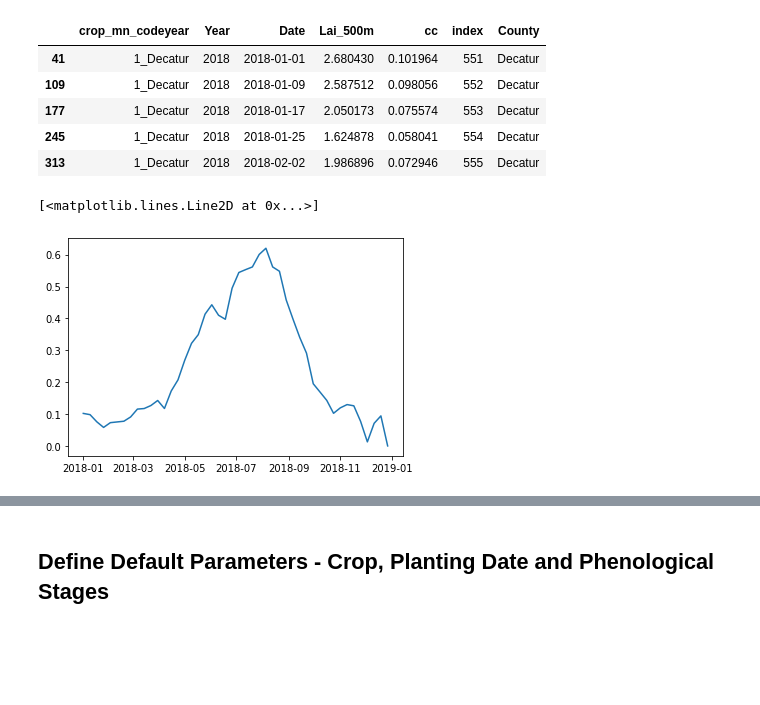
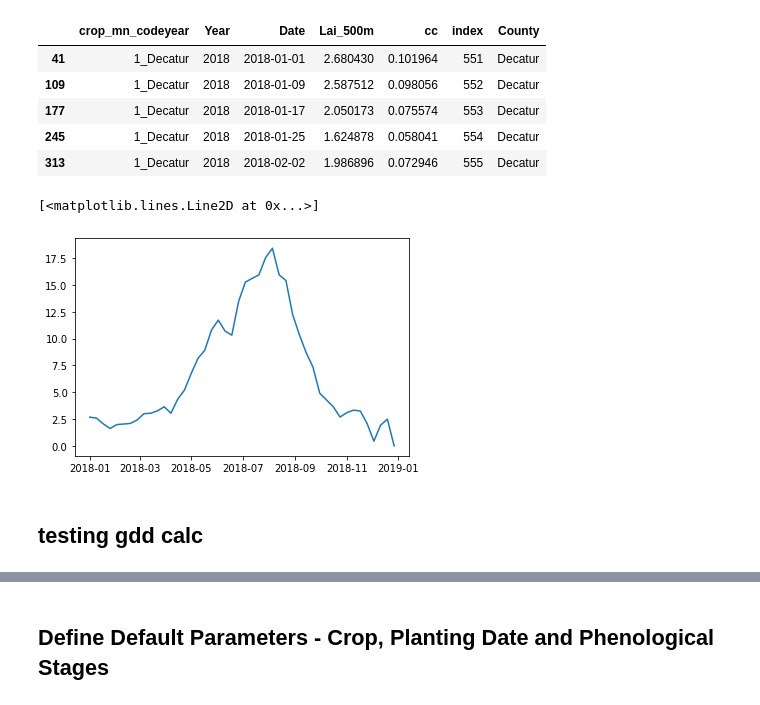
Before and after one commit to wndlovu/EGGS-Aquacrop, a Jupyter notebook: data_analysis_county/corn_calibration.ipynb, the cells around one changed output, grey strips where cells are left out. Cells and saved outputs as stored; diff of their text form; code cells hidden in the pictures; blank space fills up the shorter version.

Commit message:
adding updated calibration functions

```diff
--- a/data_analysis_county/corn_calibration.ipynb
+++ b/data_analysis_county/corn_calibration.ipynb
@@ -291,7 +159,7 @@ irrig_corn = '1' # code for irrigated corn
 irrig_corn_dict = {k:v for (k,v) in input_dict.items() if irrig_corn in k}
 # %%
 # calibrate using the decatur, gove, graham, logan, rawlins
-calibration = list(irrig_corn_dict.items())[:2]
+calibration = list(irrig_corn_dict.items())[:5]
 #calibration
 # %%
 # getting the different datasets
@@ -422,7 +373,9 @@ dec.head()
 | 313 | 1_Decatur | 2018 | 2018-02-02 | 1.986896 | 0.072946 | 555 | Decatur |
 # %%
 import matplotlib.pyplot as plt
-plt.plot(dec['Date'],  dec['cc'])
+plt.plot(dec['Date'],  dec['Lai_500m'])
 # %% [output]
 [<matplotlib.lines.Line2D at 0x...>]
-[figure, old version]
+[figure, new version]
+# %% [markdown]
+## testing gdd calc
```
Also changed, not shown: parts of 65 cells of this notebook, 2 other files.
